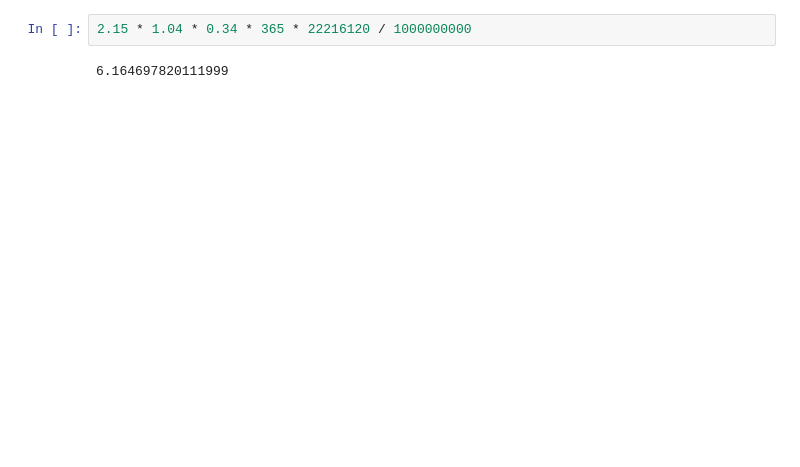
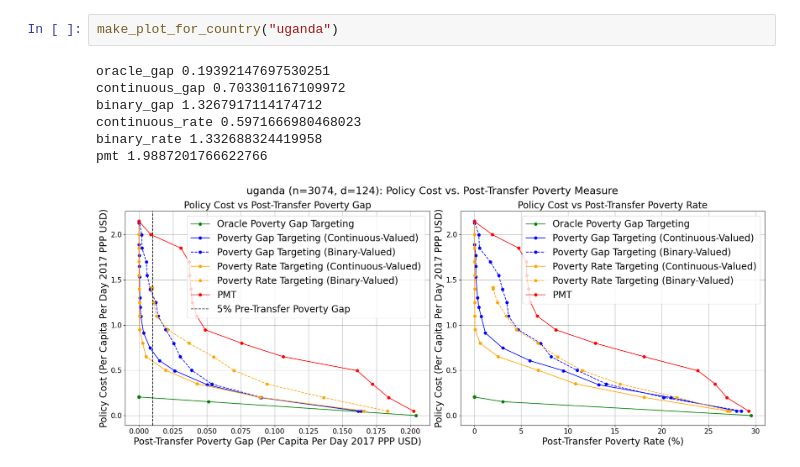
Before and after one commit to roshni714/poverty, a Jupyter notebook: dry_run/learn/abstract_results.ipynb, the cells around one changed output. Cells and saved outputs as stored; diff of their text form; blank space fills up the shorter version.

Commit message:
aggregation and debugging uganda data

```diff
--- a/dry_run/learn/abstract_results.ipynb
+++ b/dry_run/learn/abstract_results.ipynb
@@ -63,4 +83,10 @@ pmt 4.445459620135024
-# %%
-2.15 * 1.04 * 0.34 * 365 * 22216120 / 1000000000
-# %% [output]
-6.164697820111999
+# %%
+make_plot_for_country("uganda")
+# %% [output]
+oracle_gap 0.19392147697530251
+continuous_gap 0.703301167109972
+binary_gap 1.3267917114174712
+continuous_rate 0.5971666980468023
+binary_rate 1.332688324419958
+pmt 1.9887201766622766
+[figure, added]
```
Also changed, not shown: parts of 5 cells of this notebook, 9 other files.
